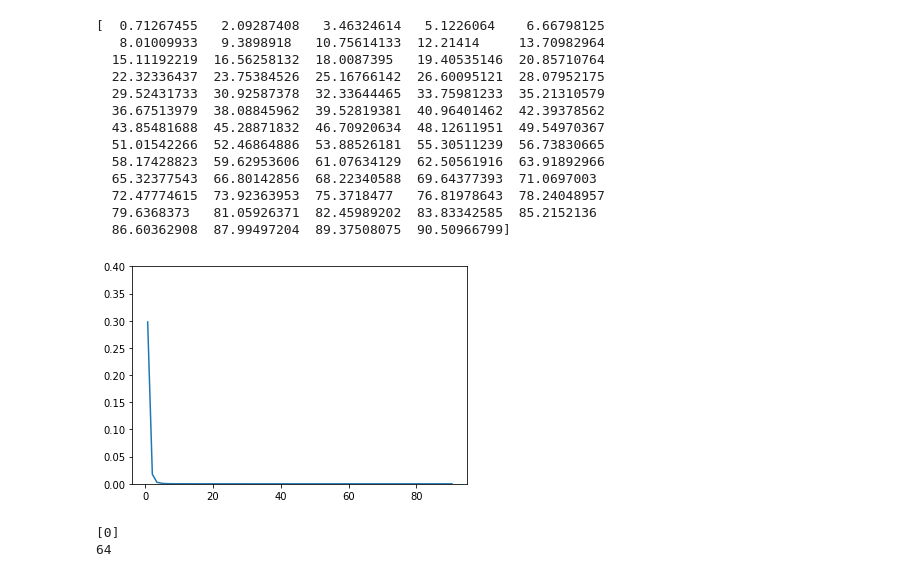
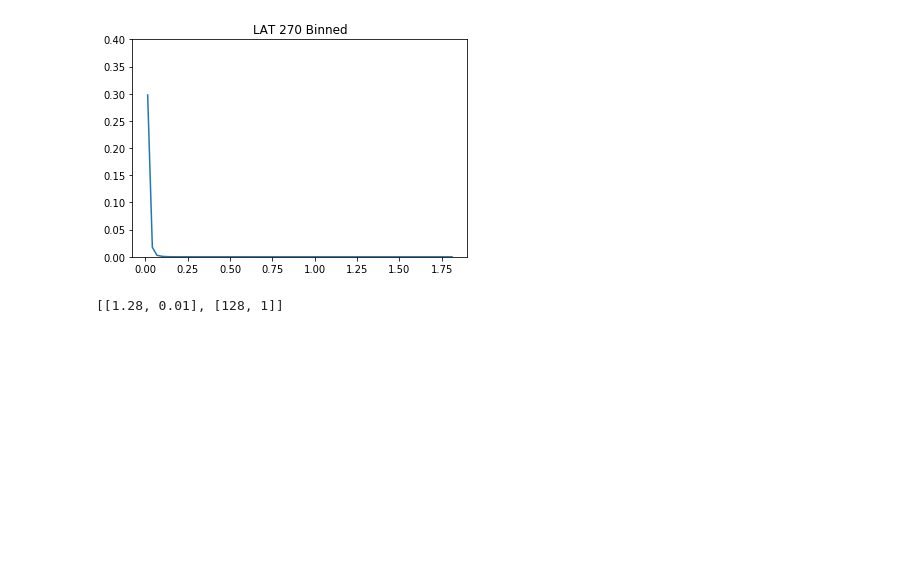
Before and after one commit to Sulla2012/gaussian_beams, a Jupyter notebook: beam_fitting/lat_beam_fitting.ipynb, the cells around one changed output. Drawn from its saved outputs; the diff is of its cells as text; code cells hidden in the pictures; blank space fills up the shorter version.

```diff
--- a/beam_fitting/lat_beam_fitting.ipynb
+++ b/beam_fitting/lat_beam_fitting.ipynb
@@ -82,28 +82,15 @@ length = p['size'][1][0]
 x, y , rbin = np.linspace(-length/2,length/2, length), np.linspace(-length/2,length/2, length), np.linspace(0,np.sqrt(2)*length/2, length/2)
 r, bin_data, c, d = binmap(data,x,y,rbin)
 # %%
-print(r)
 
-plt.plot(r, bin_data)
+plt.plot(r*0.02, bin_data)
 plt.ylim(0,0.4)
+plt.title('LAT 270 Binned')
 plt.savefig('test_radial_bin.pdf')
 plt.show()
-print(max(np.where(bin_data == max(bin_data))))
-print(len(r))
 # %% [output]
-[  0.71267455   2.09287408   3.46324614   5.1226064    6.66798125
-   8.01009933   9.3898918   10.75614133  12.21414     13.70982964
-  15.11192219  16.56258132  18.0087395   19.40535146  20.85710764
-  22.32336437  23.75384526  25.16766142  26.60095121  28.07952175
-  29.52431733  30.92587378  32.33644465  33.75981233  35.21310579
-  36.67513979  38.08845962  39.52819381  40.96401462  42.39378562
-  43.85481688  45.28871832  46.70920634  48.12611951  49.54970367
-  51.01542266  52.46864886  53.88526181  55.30511239  56.73830665
-  58.17428823  59.62953606  61.07634129  62.50561916  63.91892966
-  65.32377543  66.80142856  68.22340588  69.64377393  71.0697003
-  72.47774615  73.92363953  75.3718477   76.81978643  78.24048957
-  79.6368373   81.05926371  82.45989202  83.83342585  85.2152136
-  86.60362908  87.99497204  89.37508075  90.50966799]
-[figure, old version]
+[figure, new version]
-[0]
-64
+# %%
+p['size']
+# %% [output]
+[[1.28, 0.01], [128, 1]]
```
Also changed, not shown: parts of 1 cell of this notebook, 2 other files.
